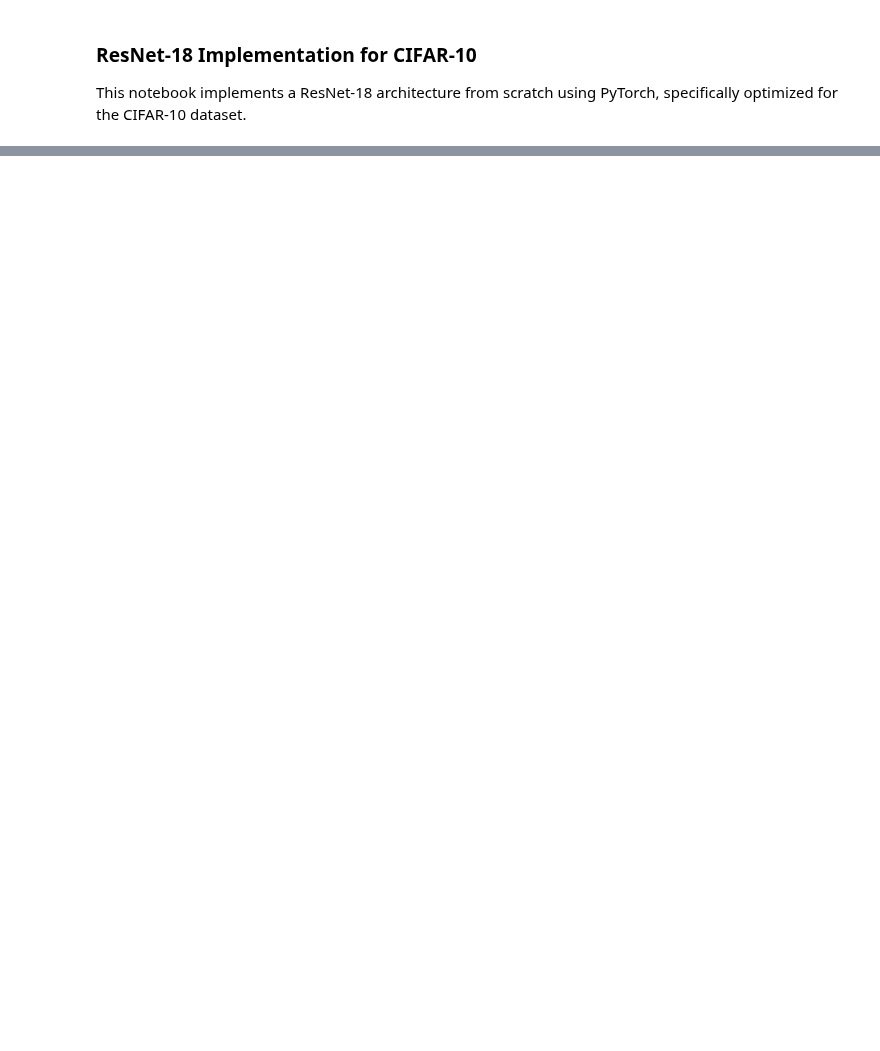
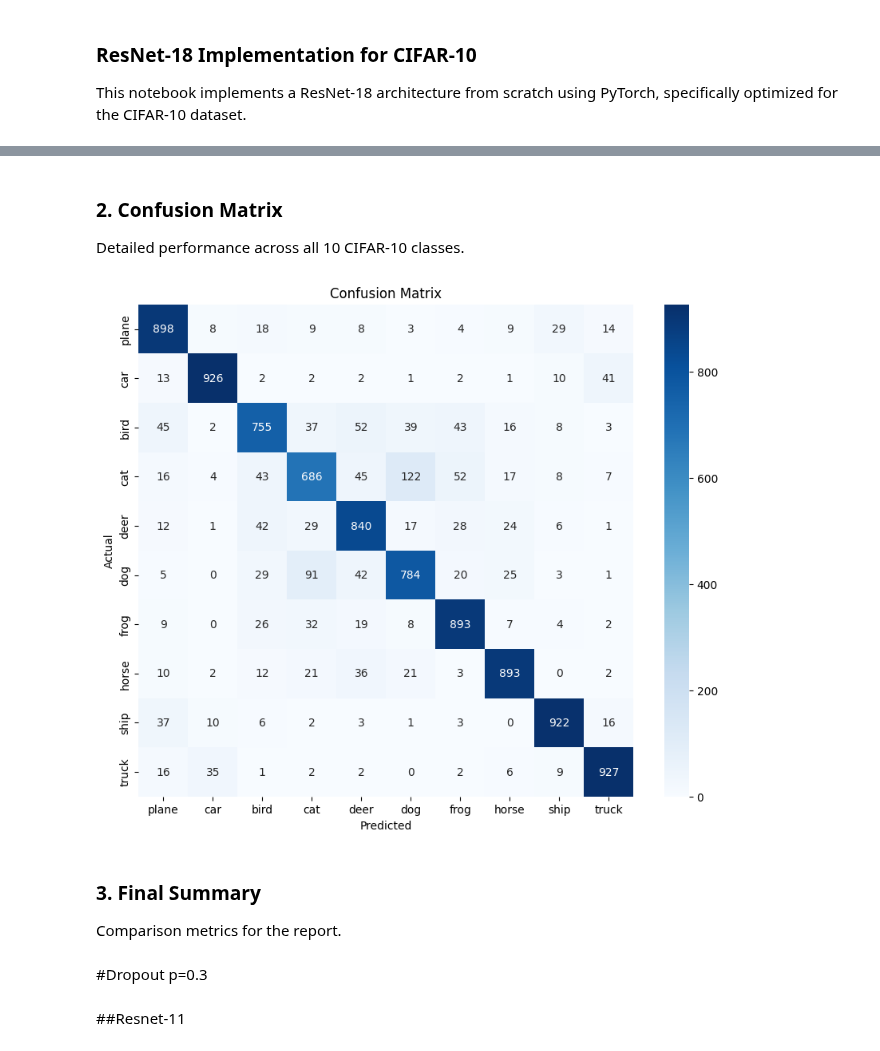
Before and after one commit to JordanTerwilliger/Intro-to-Deep-Learning, a Jupyter notebook: HW1/HW1_CIFAR10_CNN_Q3.ipynb, the cells around one changed output, grey strips where cells are left out. Saved outputs shown, nothing was run; the diff lists cells and outputs as text; code cells hidden in the pictures; blank space fills up the shorter version.

```diff
--- a/HW1/HW1_CIFAR10_CNN_Q3.ipynb
+++ b/HW1/HW1_CIFAR10_CNN_Q3.ipynb
@@ -111,0 +319,30 @@ print(f'Total parameters: {num_params}')
+# %% [markdown]
+### 2. Confusion Matrix
+Detailed performance across all 10 CIFAR-10 classes.
+# %%
+all_preds = []
+all_labels = []
+
+net.eval()
+with torch.no_grad():
+    for images, labels in test_loader:
+        images, labels = images.to(device), labels.to(device)
+        outputs = net(images)
+        _, predicted = torch.max(outputs, 1)
+        all_preds.extend(predicted.cpu().numpy())
+        all_labels.extend(labels.cpu().numpy())
+
+cm = confusion_matrix(all_labels, all_preds)
+plt.figure(figsize=(10, 8))
+sns.heatmap(cm, annot=True, fmt='d', xticklabels=class_names, yticklabels=class_names, cmap='Blues')
+plt.xlabel('Predicted')
+plt.ylabel('Actual')
+plt.title('Confusion Matrix')
+plt.show()
+# %% [output]
+[figure, added]
+# %% [markdown]
+### 3. Final Summary
+Comparison metrics for the report.
+# %% [markdown]
+#Dropout p=0.3
@@ -111,0 +390,2 @@ print(f'Total parameters: {num_params}')
+# %% [markdown]
+##Resnet-11
```
Also changed, not shown: parts of 43 cells of this notebook.
